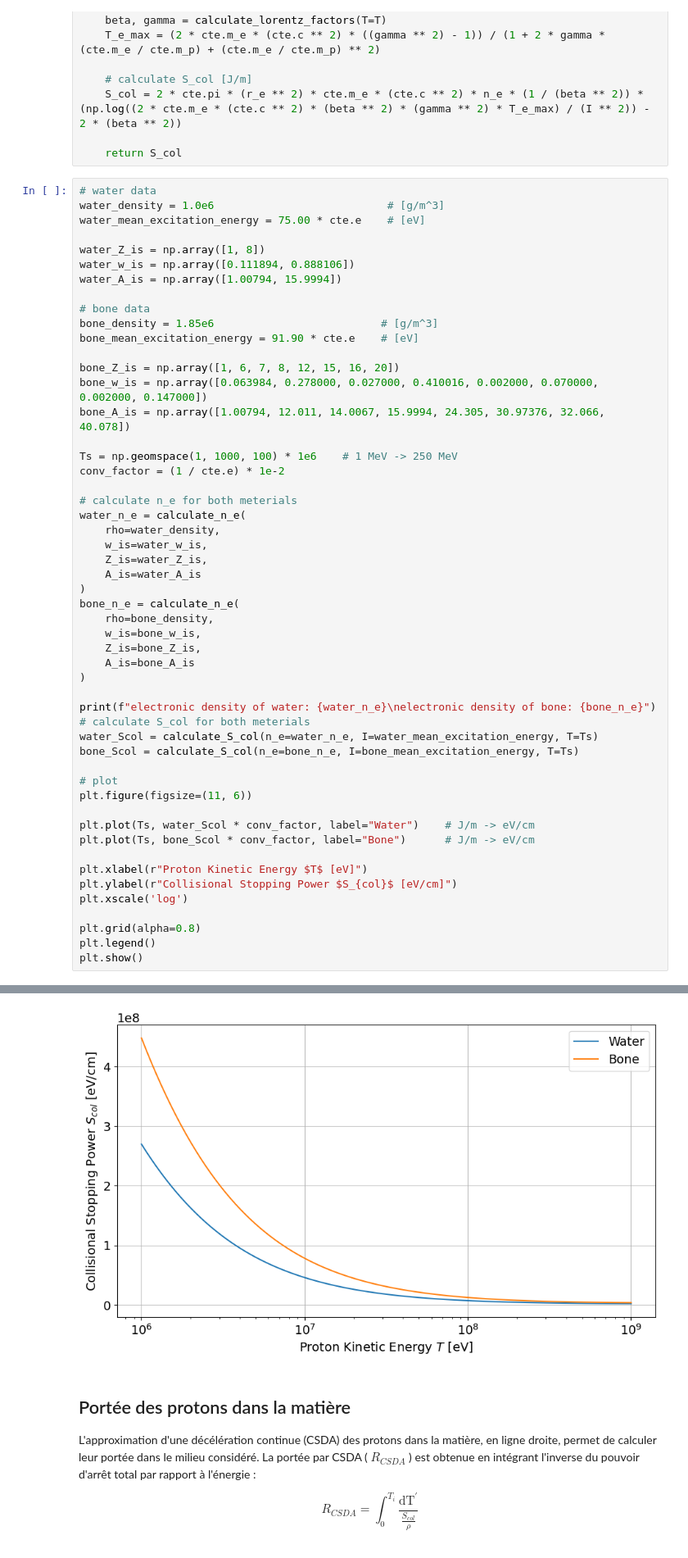
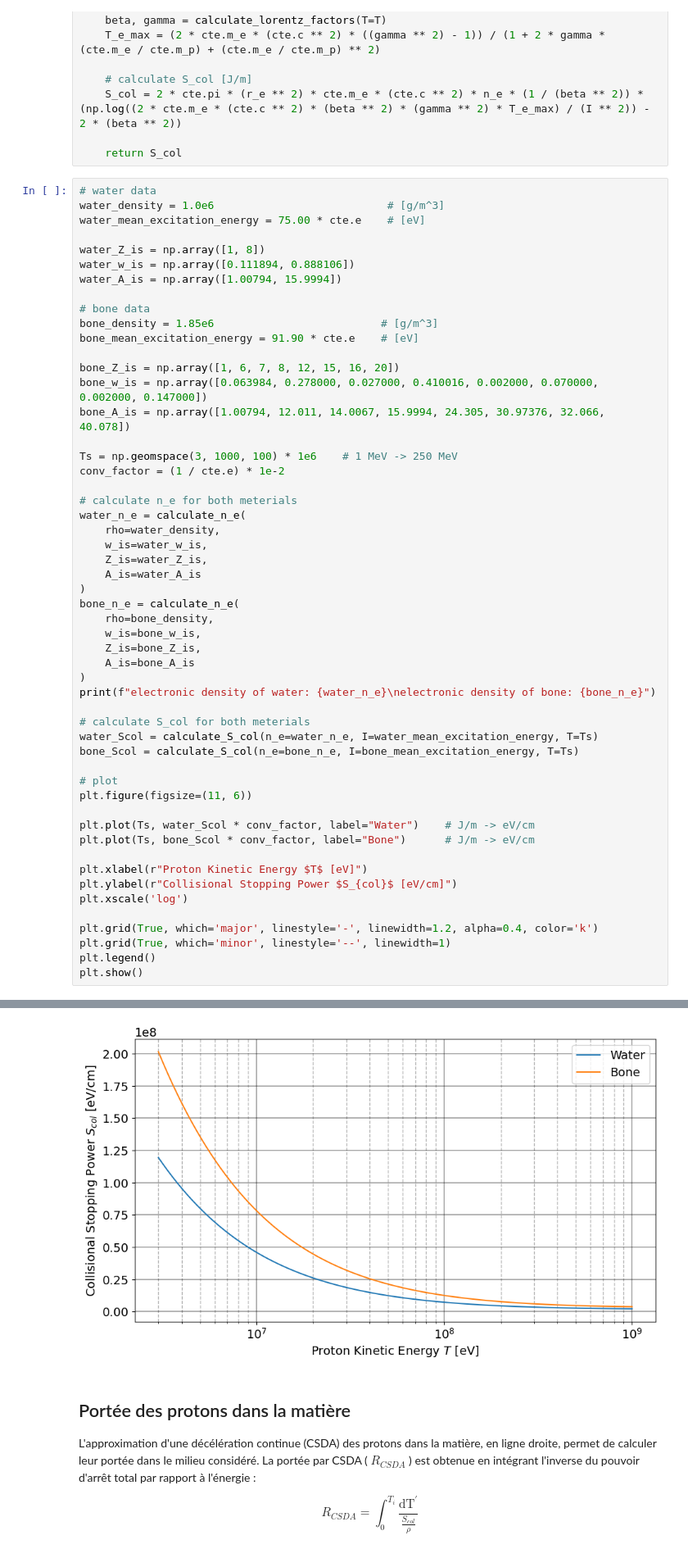
Before and after one commit to Eloi-Blouin/GPH-University-Laval-Course, a Jupyter notebook: Ulaval Session 8 Hiver 2026/Physique Numérique/TP1/TP1_ÉloiBlouin_ClémentPoulin.ipynb, the cells around one changed output, grey strips where cells are left out. Shown at 82% size. Cells and saved outputs as stored; diff of their text form.

```diff
--- a/Ulaval Session 8 Hiver 2026/Physique Numérique/TP1/TP1_ÉloiBlouin_ClémentPoulin.ipynb
+++ b/Ulaval Session 8 Hiver 2026/Physique Numérique/TP1/TP1_ÉloiBlouin_ClémentPoulin.ipynb
@@ -214,7 +214,7 @@ bone_Z_is = np.array([1, 6, 7, 8, 12, 15, 16, 20])
 bone_w_is = np.array([0.063984, 0.278000, 0.027000, 0.410016, 0.002000, 0.070000, 0.002000, 0.147000])
 bone_A_is = np.array([1.00794, 12.011, 14.0067, 15.9994, 24.305, 30.97376, 32.066, 40.078])
 
-Ts = np.geomspace(1, 1000, 100) * 1e6    # 1 MeV -> 250 MeV
+Ts = np.geomspace(3, 1000, 100) * 1e6    # 1 MeV -> 250 MeV
 conv_factor = (1 / cte.e) * 1e-2
 
 # calculate n_e for both meterials
@@ -223,36 +223,37 @@ water_n_e = calculate_n_e(
     w_is=water_w_is,
     Z_is=water_Z_is,
     A_is=water_A_is
 )
 bone_n_e = calculate_n_e(
     rho=bone_density,
     w_is=bone_w_is,
     Z_is=bone_Z_is,
     A_is=bone_A_is
 )
+print(f"electronic density of water: {water_n_e}\nelectronic density of bone: {bone_n_e}")
 
-print(f"electronic density of water: {water_n_e}\nelectronic density of bone: {bone_n_e}")
 # calculate S_col for both meterials
 water_Scol = calculate_S_col(n_e=water_n_e, I=water_mean_excitation_energy, T=Ts)
 bone_Scol = calculate_S_col(n_e=bone_n_e, I=bone_mean_excitation_energy, T=Ts)
 
 # plot
 plt.figure(figsize=(11, 6))
 
 plt.plot(Ts, water_Scol * conv_factor, label="Water")    # J/m -> eV/cm
 plt.plot(Ts, bone_Scol * conv_factor, label="Bone")      # J/m -> eV/cm
 
 plt.xlabel(r"Proton Kinetic Energy $T$ [eV]")
 plt.ylabel(r"Collisional Stopping Power $S_{col}$ [eV/cm]")
 plt.xscale('log')
 
-plt.grid(alpha=0.8)
+plt.grid(True, which='major', linestyle='-', linewidth=1.2, alpha=0.4, color='k')
+plt.grid(True, which='minor', linestyle='--', linewidth=1)
 plt.legend()
 plt.show()
 # %% [output]
 electronic density of water: 3.342783219356227e+29
 electronic density of bone: 5.905866655971463e+29
-[figure, old version]
+[figure, new version]
 # %% [markdown]
 ## Portée des protons dans la matière
 
```
